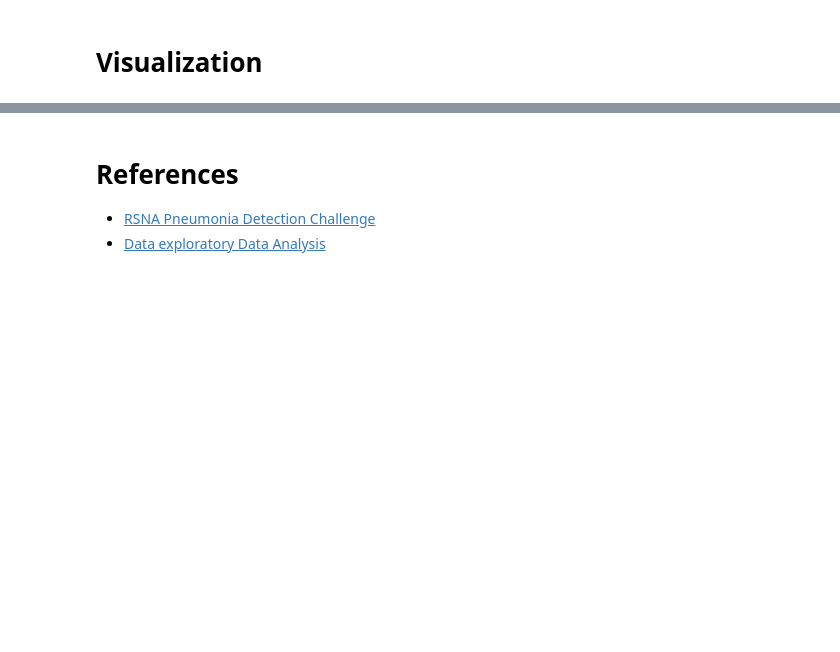
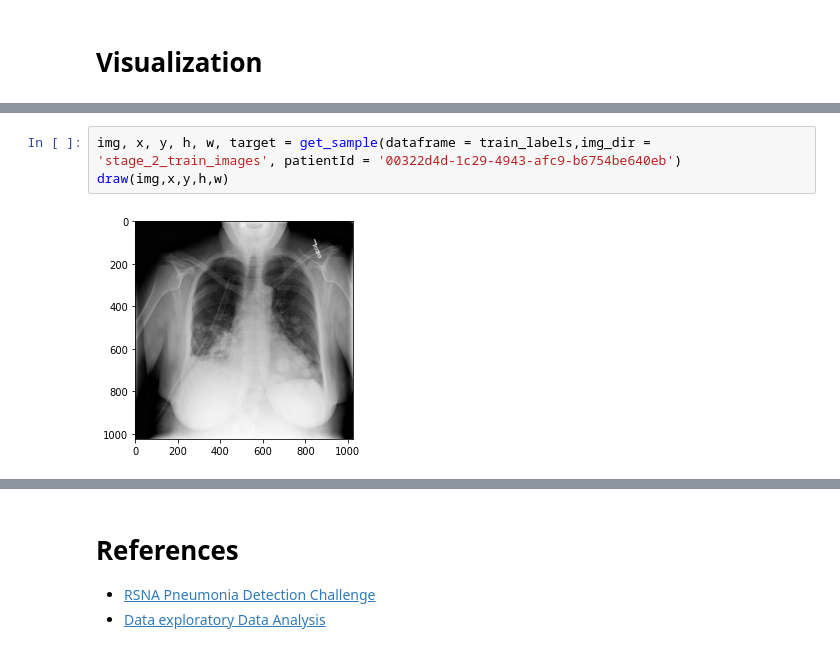
Before and after one commit to omarsayed7/RSNA-Pneumonia-Detection, a Jupyter notebook: RSNA_Pneumonia_Detection.ipynb, the cells around one changed output, grey strips where cells are left out. Saved outputs shown, nothing was run; the diff lists cells and outputs as text; blank space fills up the shorter version.

```diff
--- a/RSNA_Pneumonia_Detection.ipynb
+++ b/RSNA_Pneumonia_Detection.ipynb
@@ -179,0 +250,5 @@ uint8
+# %%
+img, x, y, h, w, target = get_sample(dataframe = train_labels,img_dir = 'stage_2_train_images', patientId = '00322d4d-1c29-4943-afc9-b6754be640eb')
+draw(img,x,y,h,w)
+# %% [output]
+[figure, added]
```
Also changed, not shown: parts of 7 cells of this notebook.
